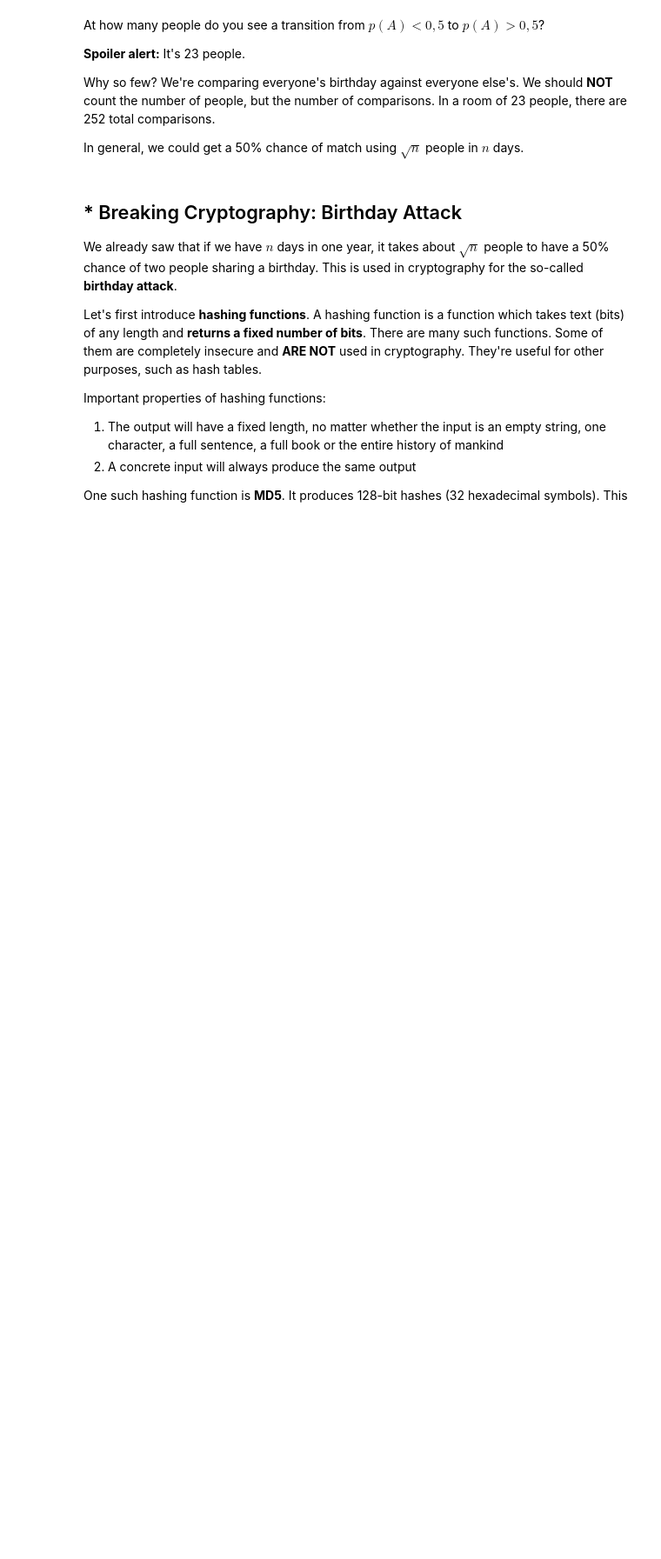
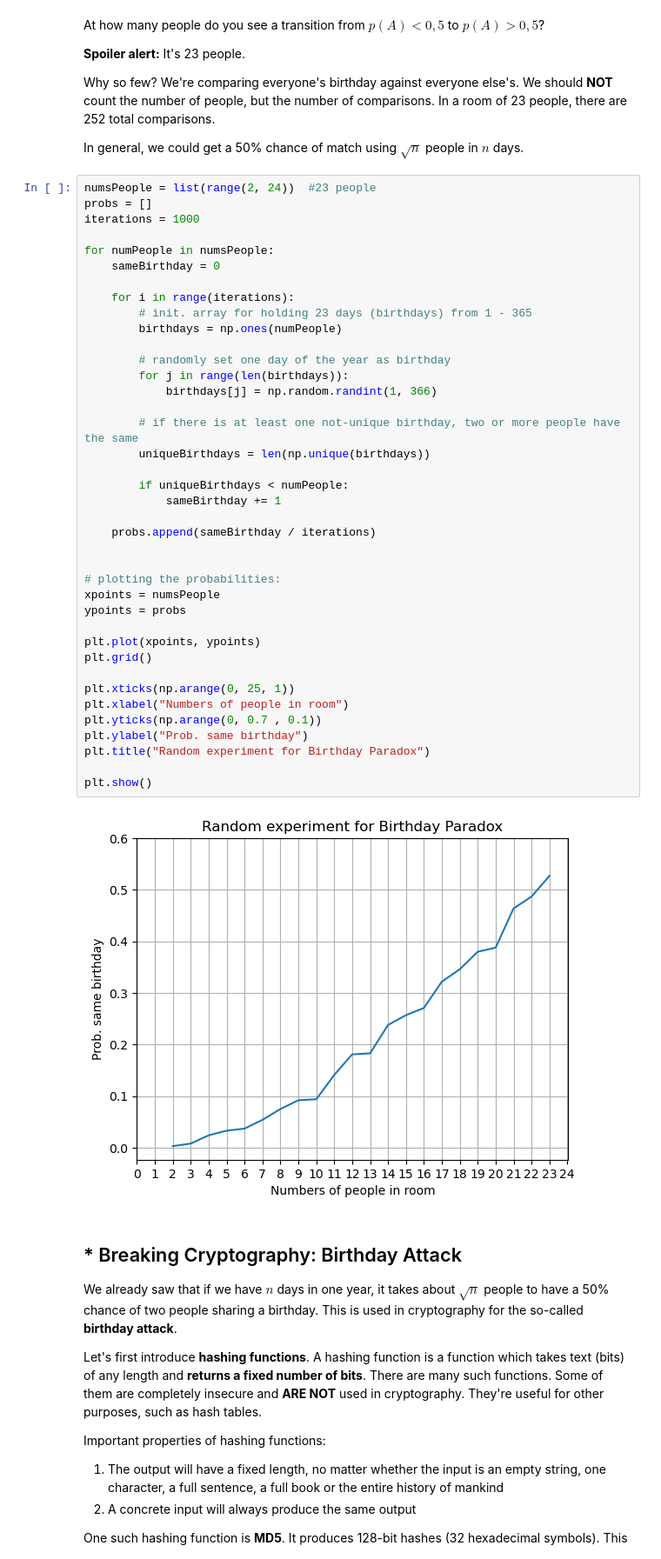
Before and after one commit to mstoychev/Math-Concepts-for-Developers, a Jupyter notebook: 5. Probability and Combinatorics/2. Exercises/Probability and Combinatorics Exercise.ipynb, the cells around one changed output. Shown at 87% size. Cells and saved outputs as stored; diff of their text form; blank space fills up the shorter version.

```diff
--- a/5. Probability and Combinatorics/2. Exercises/Probability and Combinatorics Exercise.ipynb
+++ b/5. Probability and Combinatorics/2. Exercises/Probability and Combinatorics Exercise.ipynb
@@ -292,6 +305,47 @@ At how many people do you see a transition from $p(A) < 0,5$ to $p(A) > 0,5$?
 Why so few? We're comparing everyone's birthday against everyone else's. We should **NOT** count the number of people, but the number of comparisons. In a room of 23 people, there are 252 total comparisons.
 
 In general, we could get a 50% chance of match using $\sqrt{n}$ people in $n$ days.
+# %%
+numsPeople = list(range(2, 24))  #23 people
+probs = []
+iterations = 1000
+
+for numPeople in numsPeople:
+    sameBirthday = 0
+
+    for i in range(iterations):
+        # init. array for holding 23 days (birthdays) from 1 - 365
+        birthdays = np.ones(numPeople)
+
+        # randomly set one day of the year as birthday
+        for j in range(len(birthdays)):
+            birthdays[j] = np.random.randint(1, 366)
+
+        # if there is at least one not-unique birthday, two or more people have the same
+        uniqueBirthdays = len(np.unique(birthdays))
+
+        if uniqueBirthdays < numPeople:
+            sameBirthday += 1
+
+    probs.append(sameBirthday / iterations)
+
+
+# plotting the probabilities:
+xpoints = numsPeople
+ypoints = probs
+
+plt.plot(xpoints, ypoints)
+plt.grid()
+
+plt.xticks(np.arange(0, 25, 1))
+plt.xlabel("Numbers of people in room")
+plt.yticks(np.arange(0, 0.7 , 0.1))
+plt.ylabel("Prob. same birthday")
+plt.title("Random experiment for Birthday Paradox")
+
+plt.show()
+# %% [output]
+[figure, added]
 # %% [markdown]
 ## * Breaking Cryptography: Birthday Attack
 We already saw that if we have $n$ days in one year, it takes about $\sqrt{n}$ people to have a 50% chance of two people sharing a birthday. This is used in cryptography for the so-called **birthday attack**.
```
Also changed, not shown: parts of 6 cells of this notebook.
